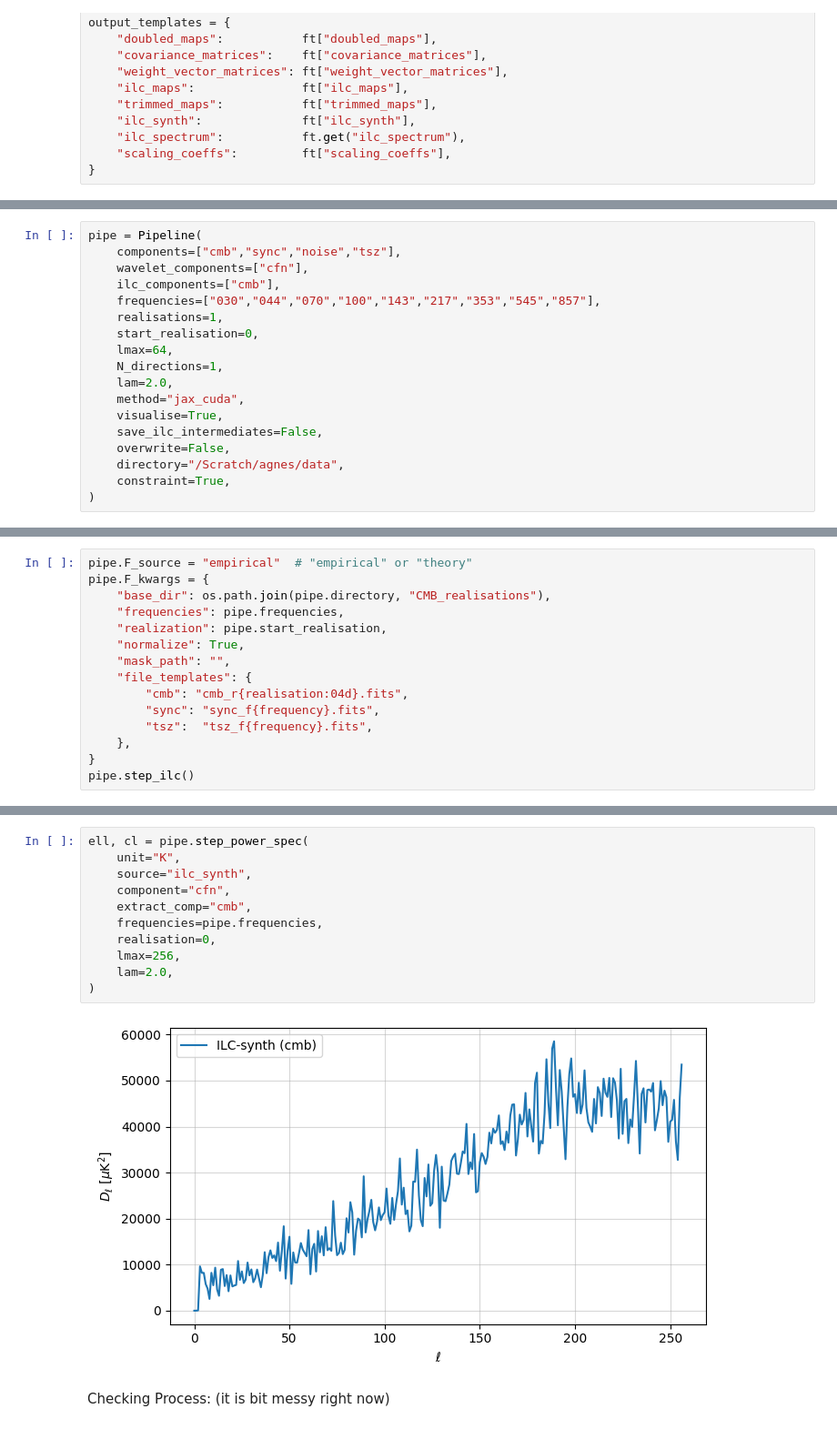
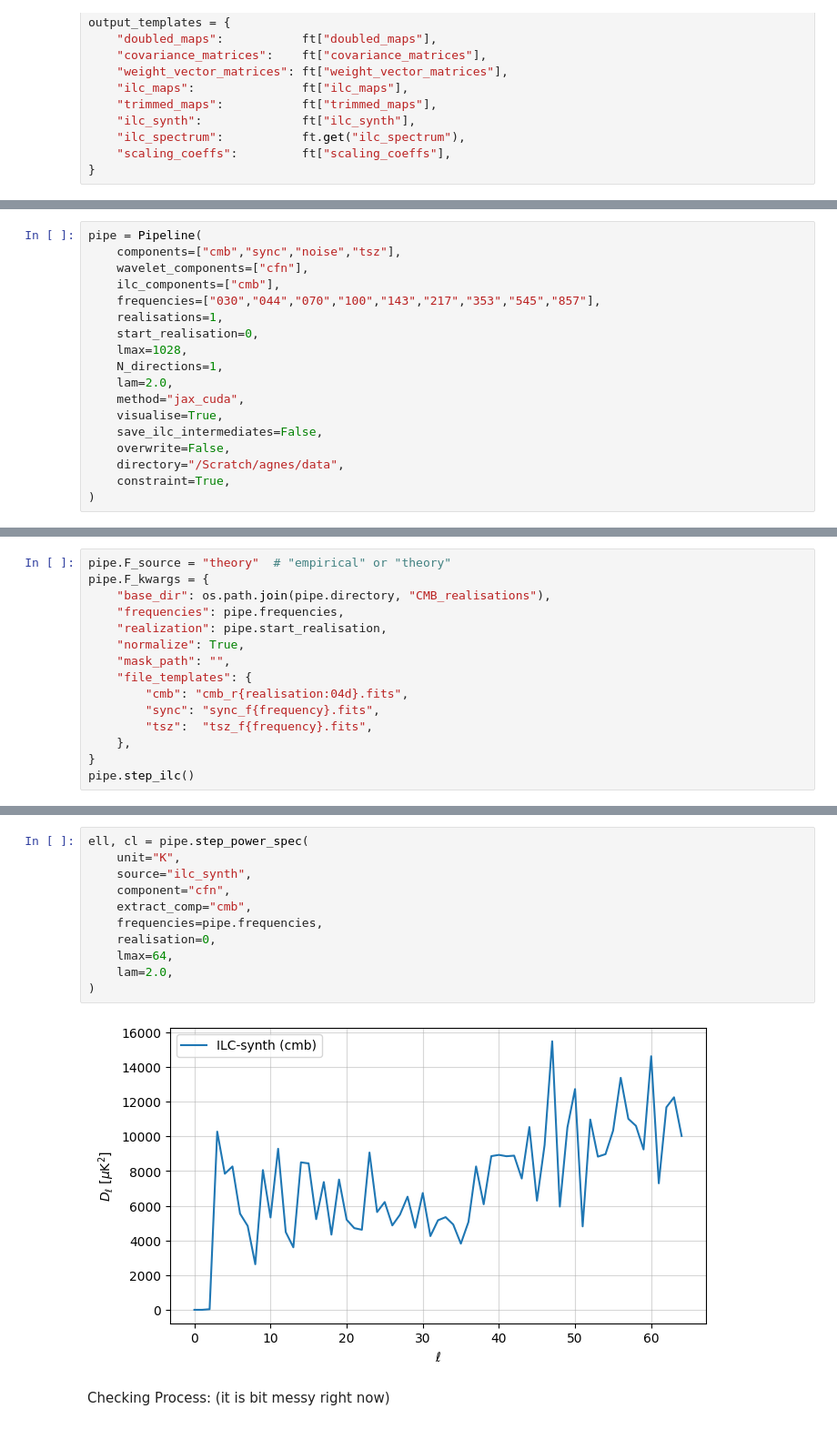
Before and after one commit to cid02210915/Skyclean, a Jupyter notebook: skyclean/silc/run_silc.ipynb, the cells around one changed output, grey strips where cells are left out. Shown at 91% size. Saved outputs shown, nothing was run; the diff lists cells and outputs as text.

```diff
--- a/skyclean/silc/run_silc.ipynb
+++ b/skyclean/silc/run_silc.ipynb
@@ -55,7 +58,7 @@ pipe = Pipeline(
     frequencies=["030","044","070","100","143","217","353","545","857"],
     realisations=1,
     start_realisation=0,
-    lmax=64,
+    lmax=1028,
     N_directions=1,
     lam=2.0,
     method="jax_cuda",
@@ -123,5 +135,5 @@ Wavelet transform for cfn at 857 GHz for realisation 0 saved.
 # %%
-pipe.F_source = "empirical"  # "empirical" or "theory"
+pipe.F_source = "theory"  # "empirical" or "theory"
 pipe.F_kwargs = {
     "base_dir": os.path.join(pipe.directory, "CMB_realisations"),
     "frequencies": pipe.frequencies,
@@ -200,16 +166,16 @@ Mean(ILC synth) = 0.00010641984491280786
 # %%
 ell, cl = pipe.step_power_spec(
     unit="K",
     source="ilc_synth",
     component="cfn",
     extract_comp="cmb",
     frequencies=pipe.frequencies,
     realisation=0,
-    lmax=256,
+    lmax=64,
     lam=2.0,
 )
 # %% [output]
-[figure, old version]
+[figure, new version]
 # %% [markdown]
 Checking Process: (it is bit messy right now)
 # %%
```
Also changed, not shown: parts of 17 cells of this notebook.
